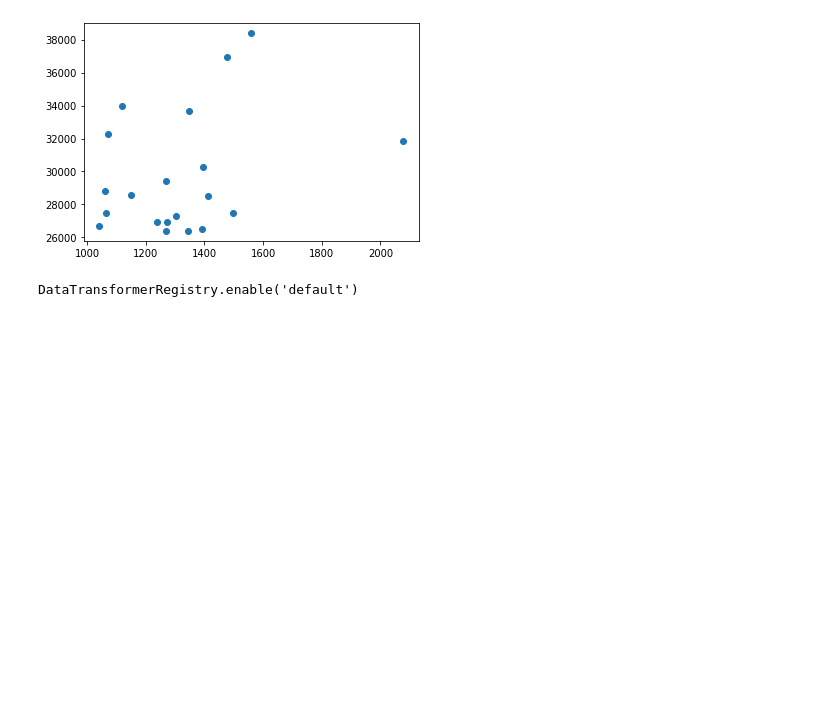
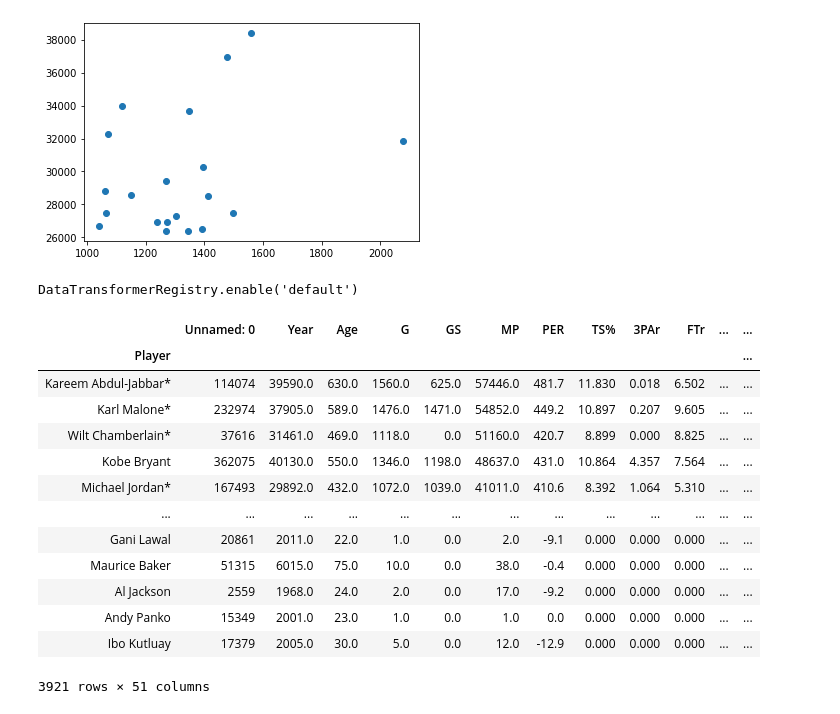
Before and after one commit to hbazakas/Independent_Work, a Jupyter notebook: basketball_ref/basketball_reference_analysis.ipynb, the cells around one changed output. Saved outputs shown, nothing was run; the diff lists cells and outputs as text; code cells hidden in the pictures; blank space fills up the shorter version.

```diff
--- a/basketball_ref/basketball_reference_analysis.ipynb
+++ b/basketball_ref/basketball_reference_analysis.ipynb
@@ -74,5 +74,21 @@ alt.data_transformers.disable_max_rows()
 # %% [output]
 DataTransformerRegistry.enable('default')
 # %%
-top_scorers.Player = top_scorers.index
+top_scorers["Player"] = top_scorers.index
+top_scorers
+# %% [output]
+|  | Unnamed: 0 | Year | Age | G | GS | MP | PER | TS% | 3PAr | FTr | ... | ... |
+| Player |  |  |  |  |  |  |  |  |  |  |  | ... |
+| Kareem Abdul-Jabbar* | 114074 | 39590.0 | 630.0 | 1560.0 | 625.0 | 57446.0 | 481.7 | 11.830 | 0.018 | 6.502 | ... | ... |
+| Karl Malone* | 232974 | 37905.0 | 589.0 | 1476.0 | 1471.0 | 54852.0 | 449.2 | 10.897 | 0.207 | 9.605 | ... | ... |
+| Wilt Chamberlain* | 37616 | 31461.0 | 469.0 | 1118.0 | 0.0 | 51160.0 | 420.7 | 8.899 | 0.000 | 8.825 | ... | ... |
+| Kobe Bryant | 362075 | 40130.0 | 550.0 | 1346.0 | 1198.0 | 48637.0 | 431.0 | 10.864 | 4.357 | 7.564 | ... | ... |
+| Michael Jordan* | 167493 | 29892.0 | 432.0 | 1072.0 | 1039.0 | 41011.0 | 410.6 | 8.392 | 1.064 | 5.310 | ... | ... |
+| ... | ... | ... | ... | ... | ... | ... | ... | ... | ... | ... | ... | ... |
+| Gani Lawal | 20861 | 2011.0 | 22.0 | 1.0 | 0.0 | 2.0 | -9.1 | 0.000 | 0.000 | 0.000 | ... | ... |
+| Maurice Baker | 51315 | 6015.0 | 75.0 | 10.0 | 0.0 | 38.0 | -0.4 | 0.000 | 0.000 | 0.000 | ... | ... |
+| Al Jackson | 2559 | 1968.0 | 24.0 | 2.0 | 0.0 | 17.0 | -9.2 | 0.000 | 0.000 | 0.000 | ... | ... |
+| Andy Panko | 15349 | 2001.0 | 23.0 | 1.0 | 0.0 | 1.0 | 0.0 | 0.000 | 0.000 | 0.000 | ... | ... |
+| Ibo Kutluay | 17379 | 2005.0 | 30.0 | 5.0 | 0.0 | 12.0 | -12.9 | 0.000 | 0.000 | 0.000 | ... | ... |
+3921 rows × 51 columns
 # %%
```
Also changed, not shown: parts of 1 cell of this notebook.
